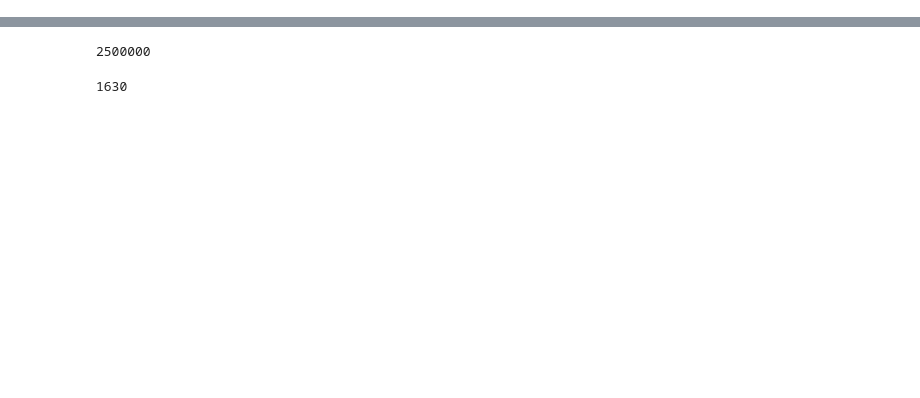
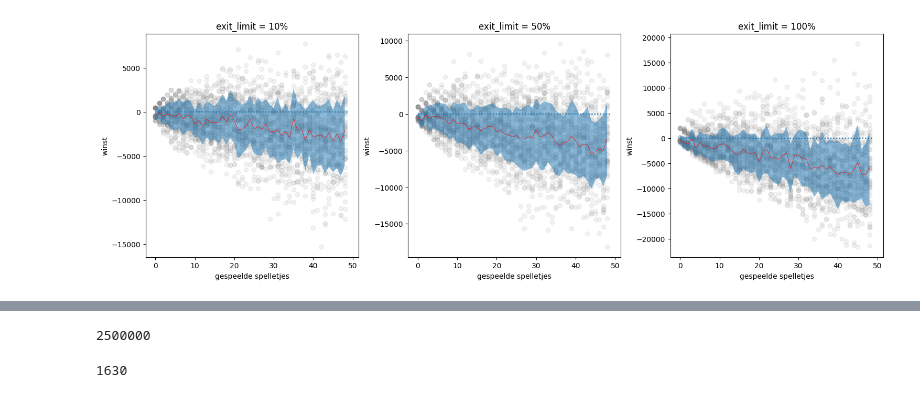
Before and after one commit to DanielDondorp/projecteuler, a Jupyter notebook: content/Untitled.ipynb, the cells around one changed output, grey strips where cells are left out. Saved outputs shown, nothing was run; the diff lists cells and outputs as text; code cells hidden in the pictures; blank space fills up the shorter version.

```diff
--- a/content/Untitled.ipynb
+++ b/content/Untitled.ipynb
@@ -72,16 +72,18 @@ err = np.std(simulation, axis = 0)
 # %%
 import matplotlib.pyplot as plt
 fig, axes = plt.subplots(1,3, figsize = (15,5), constrained_layout = True)
 for ax, simulation, wl in zip(axes, simulations, [1.1,1.5,2]):
     for s in simulation:
         ax.scatter(range(len(s)), s, c = "gray", alpha = 0.1)
     median = np.median(simulation, axis = 0)
     err = np.std(simulation, axis = 0)
     ax.plot(median, c = "r" , lw = 0.5, label = "Gemiddelde winst")
     ax.fill_between(range(len(err)), median-err, median+err, alpha = 0.5)
     ax.set_xlabel("gespeelde spelletjes")
     ax.set_ylabel("winst")
     ax.hlines([0, 0], 0, len(err), ls = ":")
     ax.set_title(f"exit_limit = {int(100*(wl-1))}%")
-    ax.set_ylim(-15000, 10000)
+    # ax.set_ylim(-15000, 10000)
+# %% [output]
+[figure, added]
 # %%
```
Also changed, not shown: parts of 5 cells of this notebook, 1 other file.
